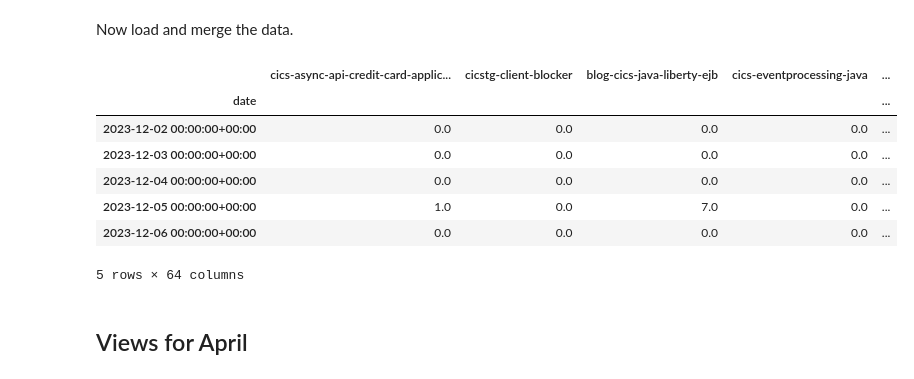
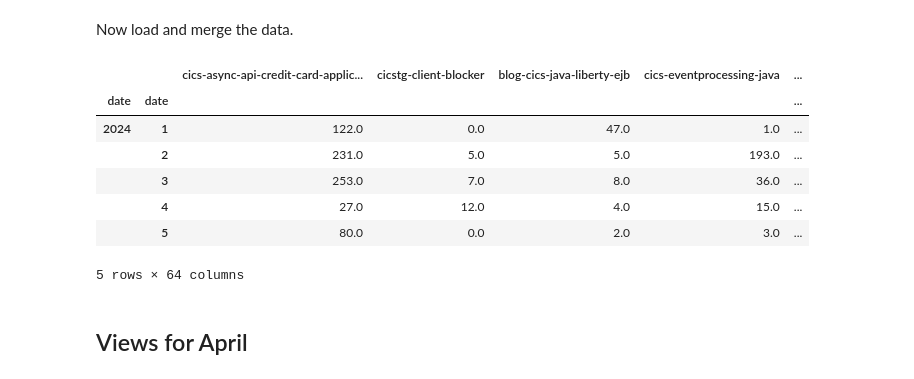
Before and after one commit to jt-nti/repo-stats-notebooks, a Jupyter notebook: notebooks/cicsdev notebook.ipynb, the cells around one changed output. Drawn from its saved outputs; the diff is of its cells as text; code cells hidden in the pictures.

```diff
--- a/notebooks/cicsdev notebook.ipynb
+++ b/notebooks/cicsdev notebook.ipynb
@@ -35,31 +35,32 @@ Now load and merge the data.
 # %%
 
 csv_files = glob.iglob("../.data/**/ghrs-data/views_clones_aggregate.csv", recursive=True)
 dfs = [
     pd.read_csv(csv_file, header=0, names=['date', csv_file.split('/')[3]], usecols=[0, 3]) for csv_file in csv_files
 ]
 
 for df in dfs:
     df['date'] = df['date'].astype('datetime64[ns, UTC]')
     df.set_index('date', inplace = True)
 
 # TODO why doesn't parsing the date work when loading?
 # dfs = [
 #     pd.read_csv(csv_file, header=0, names=['date', csv_file.split('/')[3]], usecols=[0, 3], parse_dates=[0], date_format=lambda t: pd.to_datetime(t, utc=True).to_datetime64()) for csv_file in csv_files
 # ]
 # map(lambda df: df.set_index('date', inplace = True), dfs)
 
 merged_df = reduce(lambda left, right: pd.merge(left, right, on='date', how='outer').fillna(0), dfs)
 
-merged_df.head()
+monthly_df = merged_df.groupby([lambda x: x.year, lambda x: x.month]).sum()
+monthly_df.tail()
 # %% [output]
-|  | cics-async-api-credit-card-applic... | cicstg-client-blocker | blog-cics-java-liberty-ejb | cics-eventprocessing-java | ... |
-| date |  |  |  |  | ... |
-| 2023-12-02 00:00:00+00:00 | 0.0 | 0.0 | 0.0 | 0.0 | ... |
-| 2023-12-03 00:00:00+00:00 | 0.0 | 0.0 | 0.0 | 0.0 | ... |
-| 2023-12-04 00:00:00+00:00 | 0.0 | 0.0 | 0.0 | 0.0 | ... |
-| 2023-12-05 00:00:00+00:00 | 1.0 | 0.0 | 7.0 | 0.0 | ... |
-| 2023-12-06 00:00:00+00:00 | 0.0 | 0.0 | 0.0 | 0.0 | ... |
+|  |  | cics-async-api-credit-card-applic... | cicstg-client-blocker | blog-cics-java-liberty-ejb | cics-eventprocessing-java | ... |
+| date | date |  |  |  |  | ... |
+| 2024 | 1 | 122.0 | 0.0 | 47.0 | 1.0 | ... |
+|  | 2 | 231.0 | 5.0 | 5.0 | 193.0 | ... |
+|  | 3 | 253.0 | 7.0 | 8.0 | 36.0 | ... |
+|  | 4 | 27.0 | 12.0 | 4.0 | 15.0 | ... |
+|  | 5 | 80.0 | 0.0 | 2.0 | 3.0 | ... |
 5 rows × 64 columns
 # %% [markdown]
 ## Views for April
```
Also changed, not shown: parts of 1 cell of this notebook.
